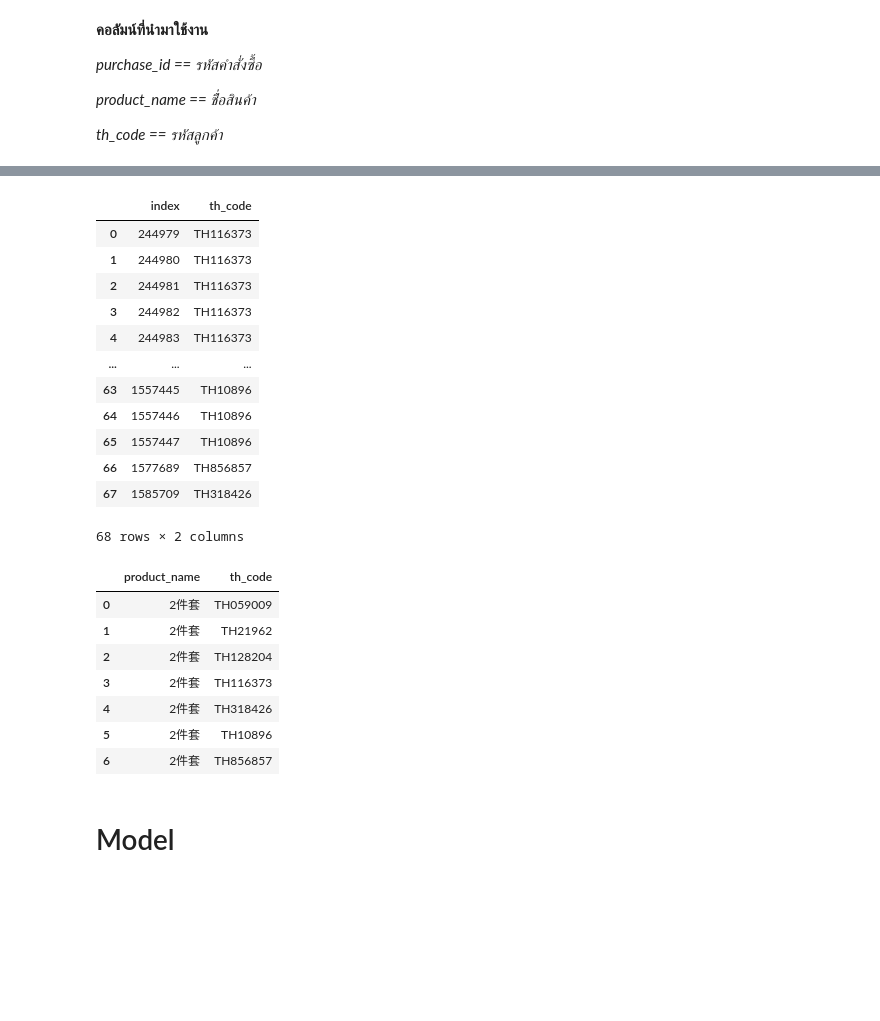
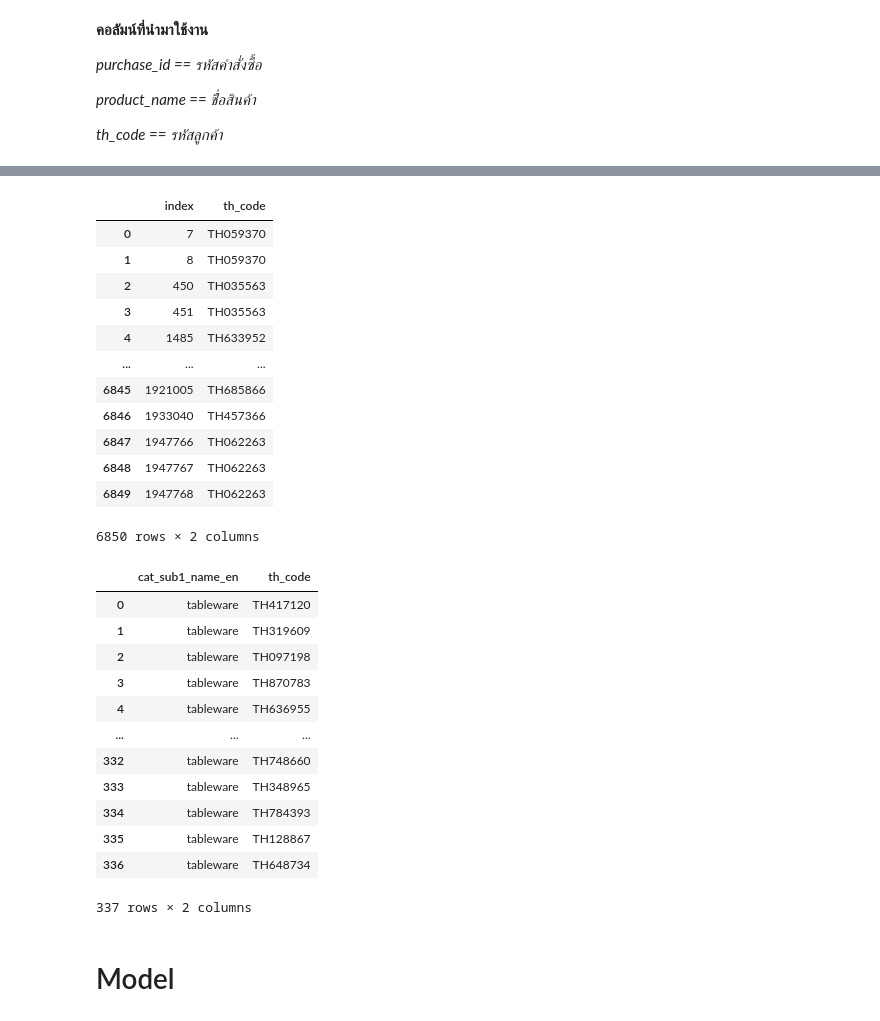
Before and after one commit to bavcb/association-rule, a Jupyter notebook: Test_Association_Rule_M02.ipynb, the cells around one changed output, grey strips where cells are left out. Cells and saved outputs as stored; diff of their text form; code cells hidden in the pictures; blank space fills up the shorter version.

```diff
--- a/Test_Association_Rule_M02.ipynb
+++ b/Test_Association_Rule_M02.ipynb
@@ -218,2 +222,10 @@ def translate_text(text, src_lang='auto', dest_lang='en'):
+# %%
+def translate_text_with_cache(text, dest_lang='en'):
+    if text in translation_cache:
+        return translation_cache[text]
+    else:
+        translated = translate_text(text, dest_lang=dest_lang)
+        translation_cache[text] = translated
+        return translated
 # %%
-data_set['cat_sub1_name_en'] = df['cat_sub1_name'].apply(lambda x: translate_text(x, dest_lang='en'))
+dataset['cat_sub1_name_en'] = dataset['cat_sub1_name'].apply(lambda x: translate_text_with_cache(x, dest_lang='en'))
@@ -220,3 +240,2 @@ data_set['cat_sub1_name_en'] = df['cat_sub1_name'].apply(lambda x: translate_tex
 # %%
-data_trans = pd.set_option('display.max_columns', None)
-data_trans
+pd.set_option('display.max_columns', None)
@@ -380,35 +415,40 @@ transaction_set.isnull().any()
 dtype: bool
 # %%
-filter_test = dataset[dataset['product_name'] == '2件套']
+filter_test = dataset[dataset['cat_sub1_name_en'] == 'tableware']
 filter_test.iloc[:,5:6].reset_index()
 # %% [output]
 |  | index | th_code |
-| 0 | 244979 | TH116373 |
-| 1 | 244980 | TH116373 |
-| 2 | 244981 | TH116373 |
-| 3 | 244982 | TH116373 |
-| 4 | 244983 | TH116373 |
+| 0 | 7 | TH059370 |
+| 1 | 8 | TH059370 |
+| 2 | 450 | TH035563 |
+| 3 | 451 | TH035563 |
+| 4 | 1485 | TH633952 |
 | ... | ... | ... |
-| 63 | 1557445 | TH10896 |
-| 64 | 1557446 | TH10896 |
-| 65 | 1557447 | TH10896 |
-| 66 | 1577689 | TH856857 |
-| 67 | 1585709 | TH318426 |
+| 6845 | 1921005 | TH685866 |
+| 6846 | 1933040 | TH457366 |
+| 6847 | 1947766 | TH062263 |
+| 6848 | 1947767 | TH062263 |
+| 6849 | 1947768 | TH062263 |
-68 rows × 2 columns
+6850 rows × 2 columns
 # %%
-test = filter_test.groupby('product_name')['th_code'].apply(lambda x: ','.join(set(x))).reset_index() \
+test = filter_test.groupby('cat_sub1_name_en')['th_code'].apply(lambda x: ','.join(set(x))).reset_index() \
     .assign(th_code=lambda df: df['th_code'].str.split(',')) \
     .explode('th_code').reset_index(drop=True)
 test
 # %% [output]
-|  | product_name | th_code |
-| 0 | 2件套 | TH059009 |
-| 1 | 2件套 | TH21962 |
-| 2 | 2件套 | TH128204 |
-| 3 | 2件套 | TH116373 |
-| 4 | 2件套 | TH318426 |
-| 5 | 2件套 | TH10896 |
-| 6 | 2件套 | TH856857 |
+|  | cat_sub1_name_en | th_code |
+| 0 | tableware | TH417120 |
+| 1 | tableware | TH319609 |
+| 2 | tableware | TH097198 |
+| 3 | tableware | TH870783 |
+| 4 | tableware | TH636955 |
+| ... | ... | ... |
+| 332 | tableware | TH748660 |
+| 333 | tableware | TH348965 |
+| 334 | tableware | TH784393 |
+| 335 | tableware | TH128867 |
+| 336 | tableware | TH648734 |
+337 rows × 2 columns
 # %% [markdown]
 # Model
 # %%
```
Also changed, not shown: parts of 21 cells of this notebook.
